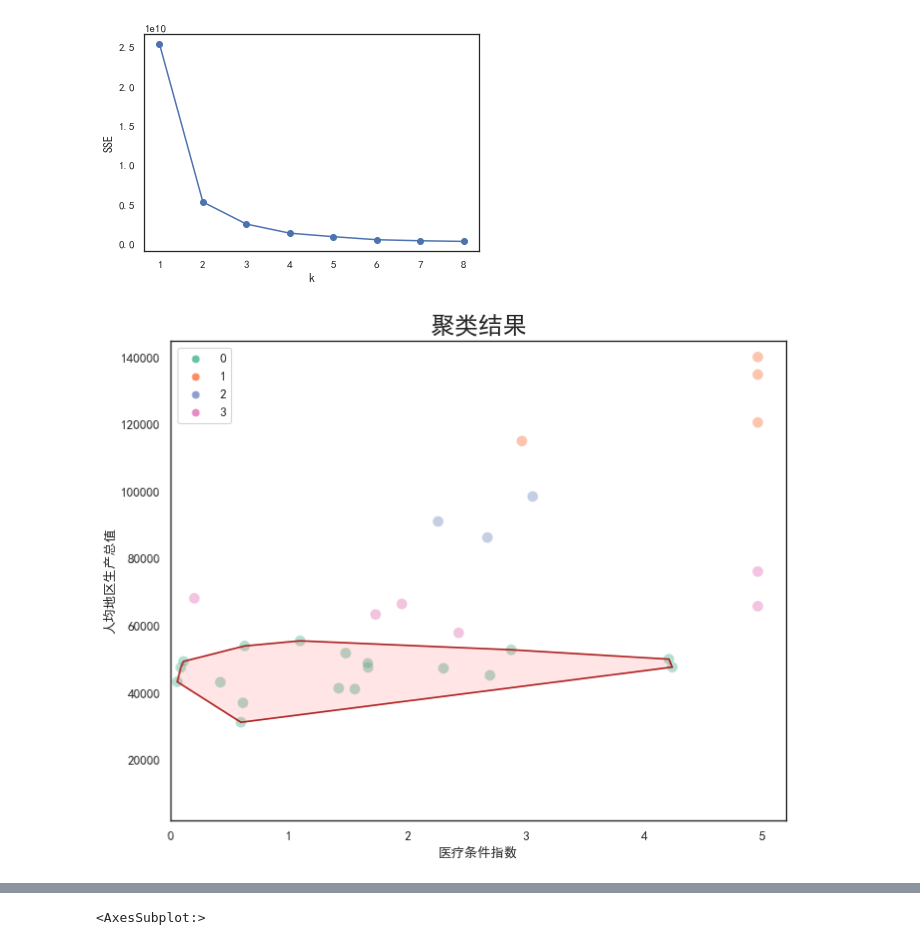
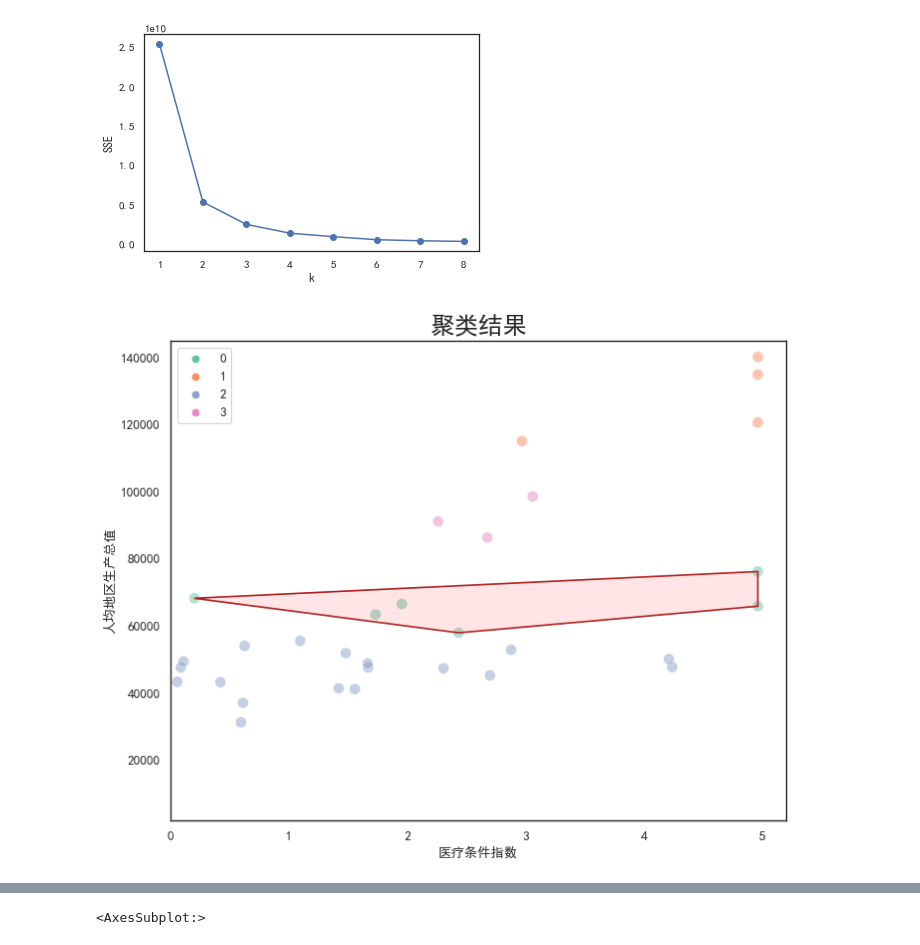
Before and after one commit to hehichens/luojie, a Jupyter notebook: 老龄化/老龄化数据分析.ipynb, the cells around one changed output, grey strips where cells are left out. Drawn from its saved outputs; the diff is of its cells as text; code cells hidden in the pictures.

```diff
--- a/老龄化/老龄化数据分析.ipynb
+++ b/老龄化/老龄化数据分析.ipynb
@@ -95,6 +116,9 @@ plt.plot(X,SSE,'o-')
 [figure]
 # %%
 # 聚类可视化
+estimator = KMeans(n_clusters=4)  # 构造聚类器
+y_pred = estimator.fit_predict(data)
+
 categories = set(y_pred)
 colors = [plt.cm.tab10(i/float(len(categories))) for i in range(len(categories))]
 plt.figure(figsize=(10, 8), dpi= 80, facecolor='w', edgecolor='k')
@@ -108,34 +132,34 @@ sns.scatterplot(x= '医疗条件指数', y='人均地区生产总值',
 
 def encircle(x,y, ax=None, **kw):
     if not ax: ax=plt.gca()
     p = np.c_[x,y]
     hull = ConvexHull(p)
     poly = plt.Polygon(p[hull.vertices,:], **kw)
     ax.add_patch(poly)
 
 
 
 fc = ['red', 'gold', 'blue', 'green']
 def draw_circle(index):
     midwest_encircle_data = data[y_pred == index]
     encircle(midwest_encircle_data['医疗条件指数'], midwest_encircle_data['人均地区生产总值'], ec="k", fc=fc[index], alpha=0.1)
     encircle(midwest_encircle_data['医疗条件指数'], midwest_encircle_data['人均地区生产总值'], ec="firebrick", fc="none", linewidth=1.5)
 
 
 # for index in categories:
 #     draw_circle(index)
 draw_circle(0)
 
 plt.gca().set(xlim=(0.0, 5.2), ylim=(2000, 145000),
               xlabel='医疗条件指数', ylabel='人均地区生产总值')
 
 
 plt.xticks(fontsize=12); plt.yticks(fontsize=12)
 plt.title("聚类结果", fontsize=22)
 plt.legend(fontsize=12)
 plt.show()
 # %% [output]
-[figure, old version]
+[figure, new version]
 # %%
 res.corr()['老龄化比率'].to_frame()
 # %% [output]
```
Also changed, not shown: parts of 21 cells of this notebook, 2 other files.
